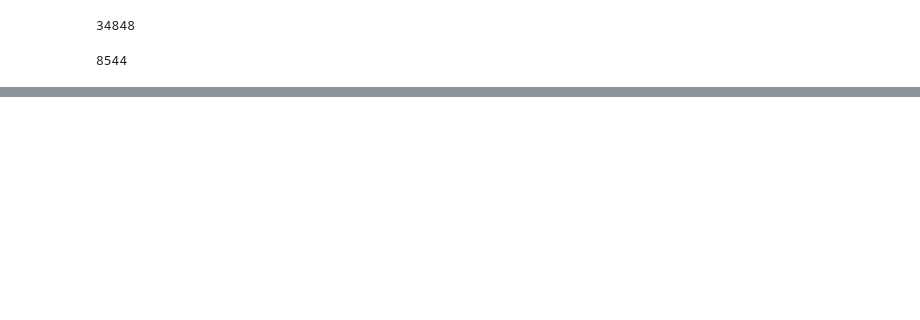
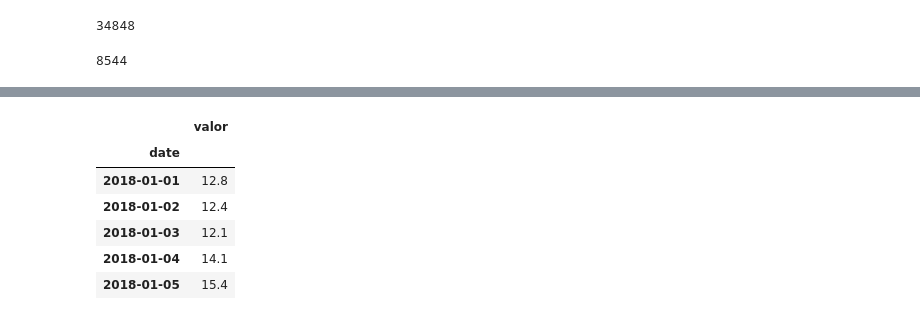
Before and after one commit to pabloschwarzenberg/CINF104, a Jupyter notebook: timeseries_coordinador/modelo_hora_temperatura.ipynb, the cells around one changed output, grey strips where cells are left out. Drawn from its saved outputs; the diff is of its cells as text; code cells hidden in the pictures; blank space fills up the shorter version.

```diff
--- a/timeseries_coordinador/modelo_hora_temperatura.ipynb
+++ b/timeseries_coordinador/modelo_hora_temperatura.ipynb
@@ -147,0 +165,14 @@ yt_test=np.asarray(yt_test)
+# %%
+t_minima=pd.read_csv("temperaturas/DMC_330020_Quinta_Normal_Santiago_minima.csv",sep=";")
+t_minima["date"]=pd.to_datetime(t_minima["date"],format="%Y-%m-%d %H:%M:%S")
+t_minima=t_minima.set_index("date")
+t_minima=t_minima.query("date.dt.year>2017 and date.dt.year<2023")
+t_minima.head()
+# %% [output]
+|  | valor |
+| date |  |
+| 2018-01-01 | 12.8 |
+| 2018-01-02 | 12.4 |
+| 2018-01-03 | 12.1 |
+| 2018-01-04 | 14.1 |
+| 2018-01-05 | 15.4 |
```
Also changed, not shown: parts of 5 cells of this notebook, 6 other files.
